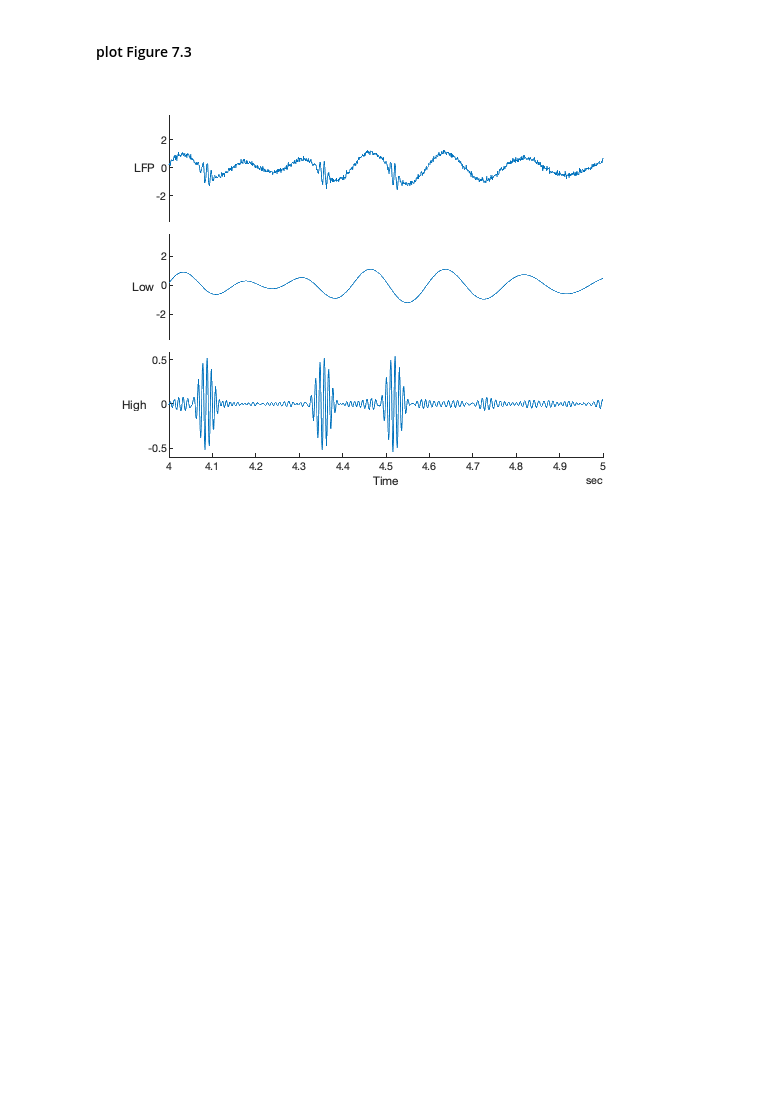
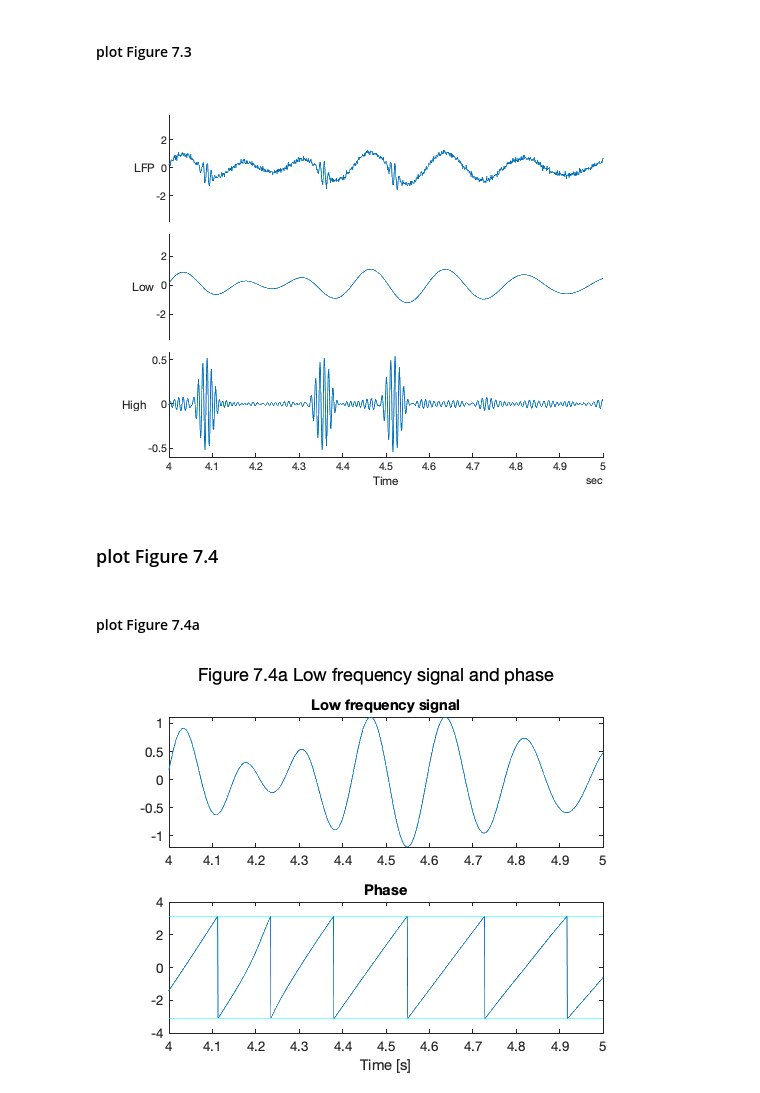
Before and after one commit to jiecui/Case-Studies-Kramer-Eden, a Jupyter notebook: Chapter7/ch_7_notebook.ipynb, the cells around one changed output. Saved outputs shown, nothing was run; the diff lists cells and outputs as text; code cells hidden in the pictures; blank space fills up the shorter version.

Commit message:
added figure 7.4

```diff
--- a/Chapter7/ch_7_notebook.ipynb
+++ b/Chapter7/ch_7_notebook.ipynb
@@ -130,3 +133,28 @@ stackedplot(D)
 xlim(seconds([4 5]))
 # %% [output]
 [figure]
+# %% [markdown]
+### plot Figure 7.4
+# %%
+phi = angle(hilbert(Vlo)); % compute phase of low frequency signal
+amp = abs(hilbert(Vhi)); % compute amplitude of high frequency signal
+# %% [markdown]
+#### plot Figure 7.4a
+# %%
+figure
+ax_lo = subplot(2, 1, 1);
+plot(t, Vlo)
+title('Low frequency signal')
+
+ax_hi = subplot(2, 1, 2);
+plot(t, phi);
+hold on
+plot(xlim' * ones(1, 2), ones(2, 1) * [-1, 1] * pi, 'c')
+xlabel('Time [s]')
+title('Phase')
+
+linkaxes([ax_lo, ax_hi], 'x')
+xlim([4 5])
+sgtitle('Figure 7.4a Low frequency signal and phase')
+# %% [output]
+[figure, added]
```
Also changed, not shown: parts of 10 cells of this notebook, 1 other file.
